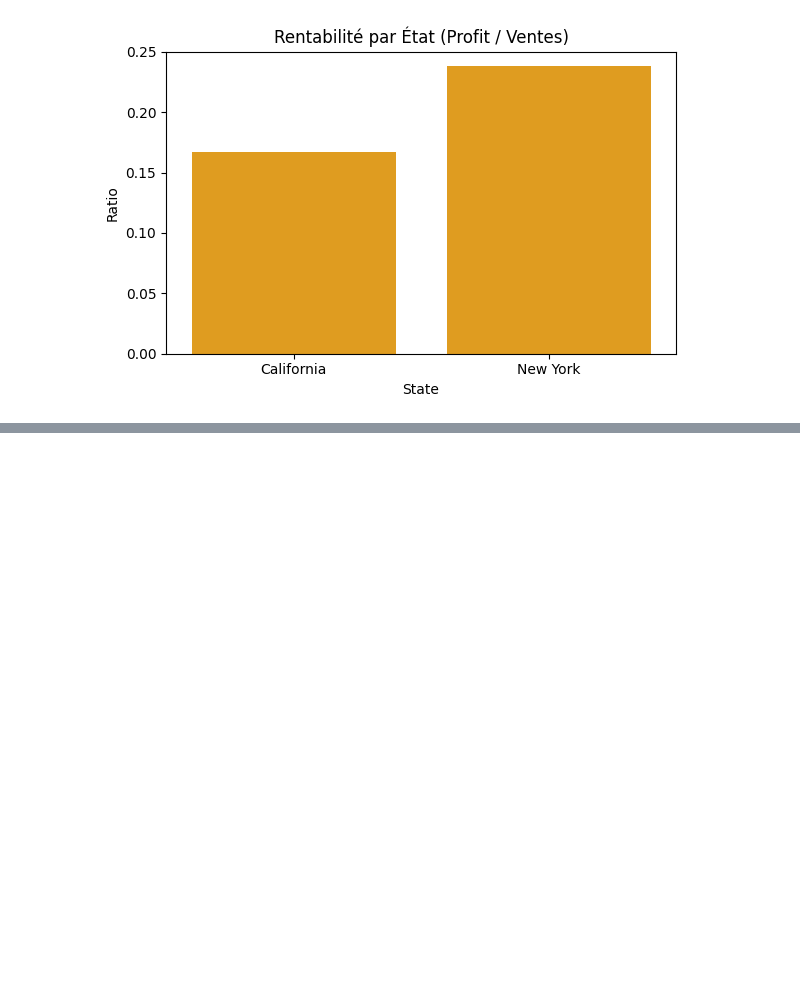
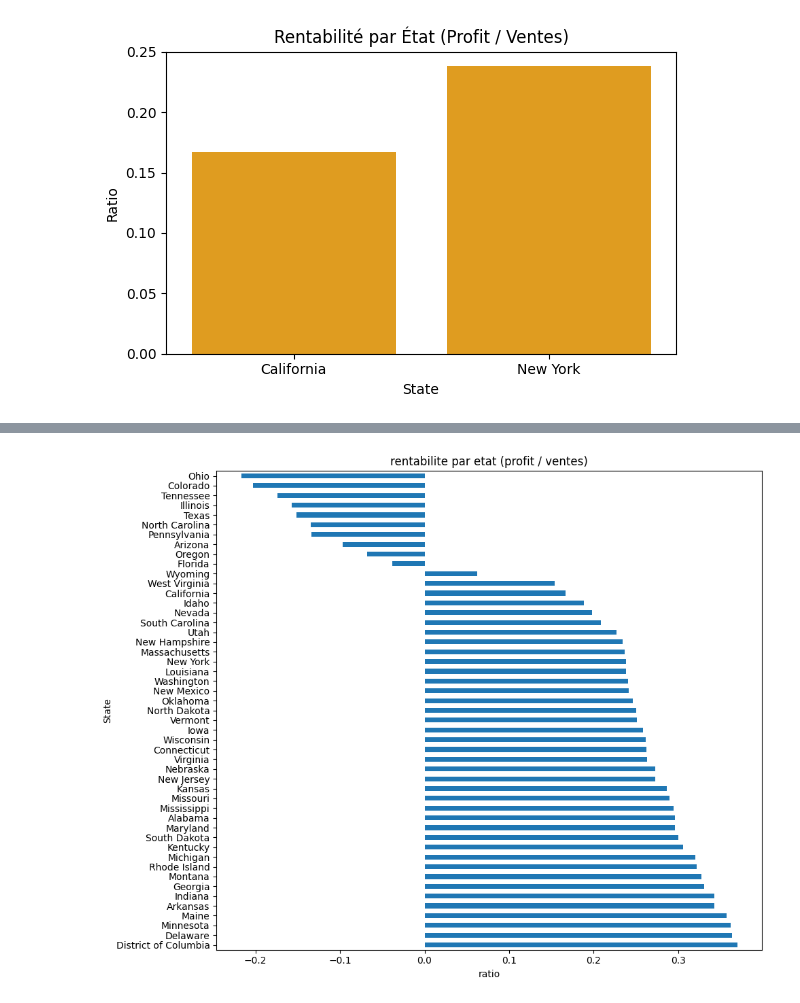
Before and after one commit to Jeynova/GenAI_Bootcamp, a Jupyter notebook: week2/day5/MiniProjet/projet.ipynb, the cells around one changed output, grey strips where cells are left out. Cells and saved outputs as stored; diff of their text form; code cells hidden in the pictures; blank space fills up the shorter version.

```diff
--- a/week2/day5/MiniProjet/projet.ipynb
+++ b/week2/day5/MiniProjet/projet.ipynb
@@ -216,0 +375,6 @@ plt.show()
+# %%
+state_summary = df.groupby('State')[['Sales', 'Profit']].sum()
+state_summary['Rentabilite'] = state_summary['Profit'] / state_summary['Sales']
+state_rentabilite_sorted = state_summary.sort_values(by='Rentabilite', ascending=False)
+print(state_rentabilite_sorted.head(10))
+print(state_rentabilite_sorted.tail(10))
@@ -216,0 +399,9 @@ plt.show()
+# %%
+plt.figure(figsize=(10, 8))
+state_rentabilite_sorted['Rentabilite'].plot(kind='barh')
+plt.title('rentabilite par etat (profit / ventes)')
+plt.xlabel('ratio')
+plt.tight_layout()
+plt.show()
+# %% [output]
+[figure, added]
```
Also changed, not shown: parts of 25 cells of this notebook.
